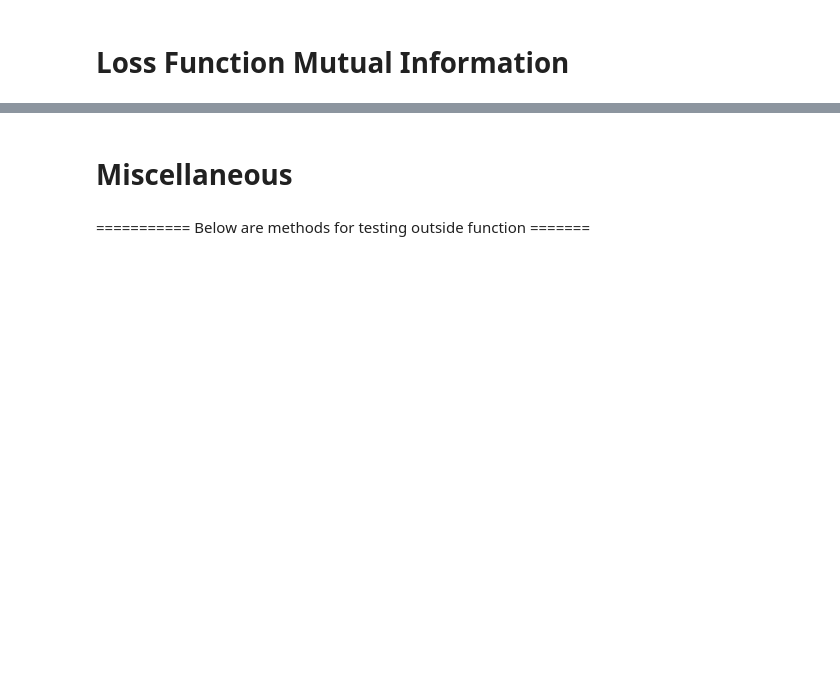
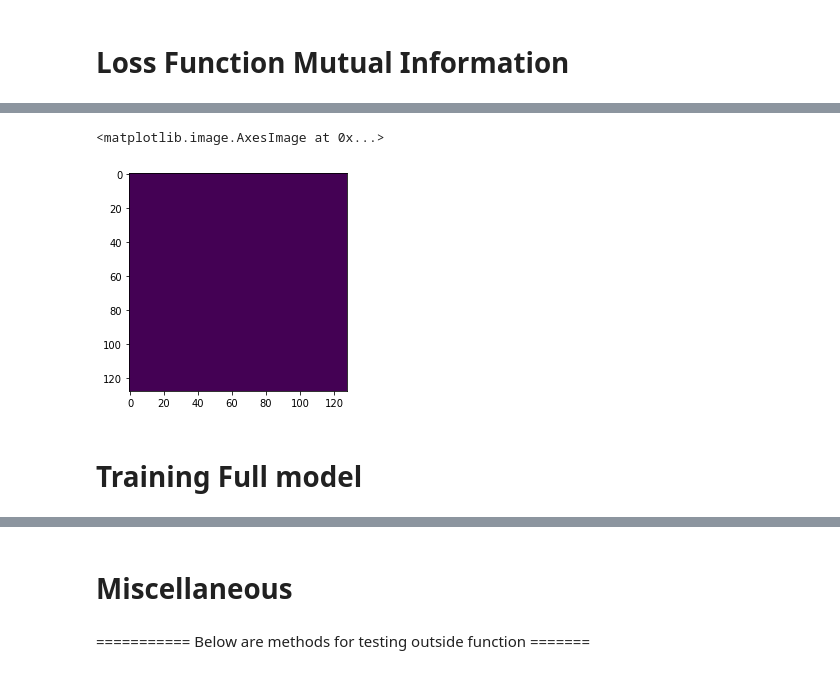
Before and after one commit to surajsrivathsa/image_registration, a Jupyter notebook: ADMIR_v1.ipynb, the cells around one changed output, grey strips where cells are left out. Saved outputs shown, nothing was run; the diff lists cells and outputs as text; code cells hidden in the pictures; blank space fills up the shorter version.

```diff
--- a/ADMIR_v1.ipynb
+++ b/ADMIR_v1.ipynb
@@ -670,5 +411,3 @@ inference_loop()
-# %%
-warped_img = nb.load("output_warped_nb_0.nii.gz")
 # %% [markdown]
 # Deformable ConvNet
 # %%
@@ -983,0 +1284,9 @@ tensor([2.9807e-12], dtype=torch.float64)
+# %%
+warped_img = nb.load("/content/drive/My Drive/Image_Registration_Project/dataset_ants_resampled/output_warped_nb_0.nii.gz")
+warped_img_np = warped_img.dataobj
+plt.imshow(warped_img_np[:, :, 64])
+# %% [output]
+<matplotlib.image.AxesImage at 0x...>
+[figure, added]
+# %% [markdown]
+# Training Full model
```
Also changed, not shown: parts of 91 cells of this notebook.
